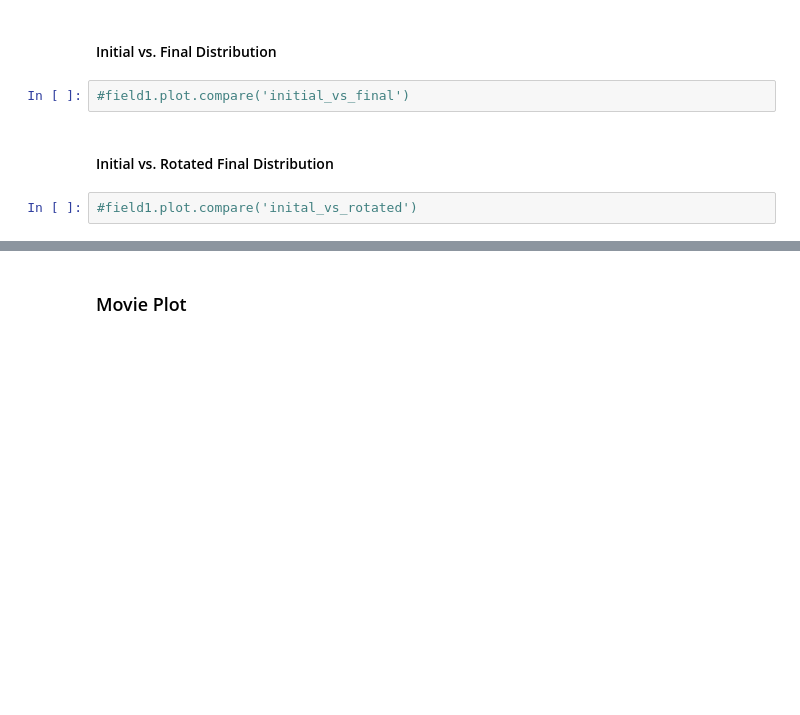
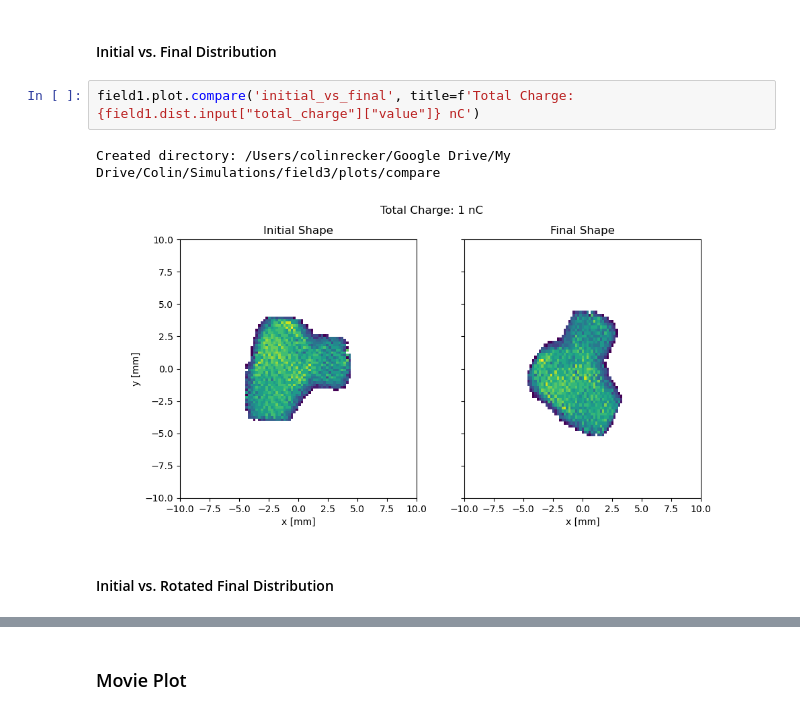
Before and after one commit to slaclab/xta, a Jupyter notebook: examples/single_run_example.ipynb, the cells around one changed output, grey strips where cells are left out. Cells and saved outputs as stored; diff of their text form; blank space fills up the shorter version.

```diff
--- a/examples/single_run_example.ipynb
+++ b/examples/single_run_example.ipynb
@@ -91,9 +100,10 @@ field1.plot.single('rotated_final_dist')
 ### Compare Plots
 # %% [markdown]
 #### Initial vs. Final Distribution
-# %%
-#field1.plot.compare('initial_vs_final')
+# %%
+field1.plot.compare('initial_vs_final', title=f'Total Charge: {field1.dist.input["total_charge"]["value"]} nC')
+# %% [output]
+Created directory: /Users/colinrecker/Google Drive/My Drive/Colin/Simulations/field3/plots/compare
+[figure, added]
 # %% [markdown]
 #### Initial vs. Rotated Final Distribution
-# %%
-#field1.plot.compare('inital_vs_rotated')
```
Also changed, not shown: parts of 6 cells of this notebook, 2 other files.
